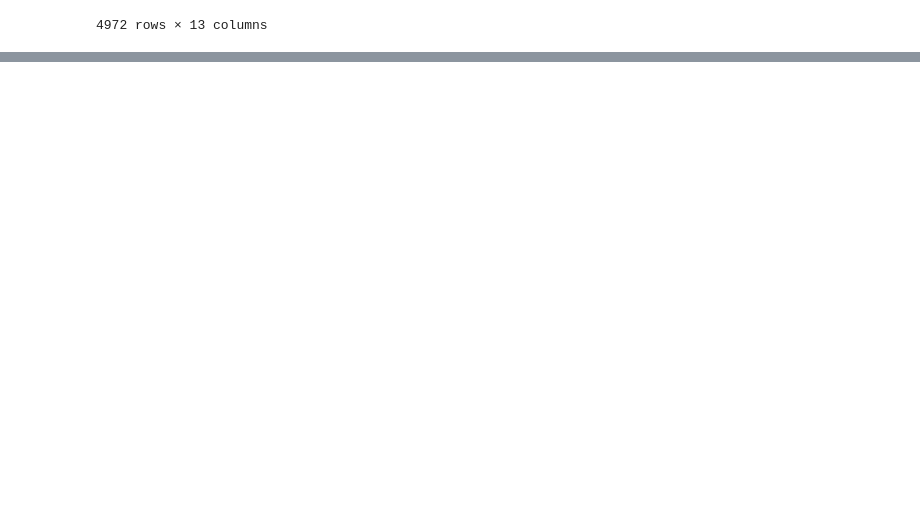
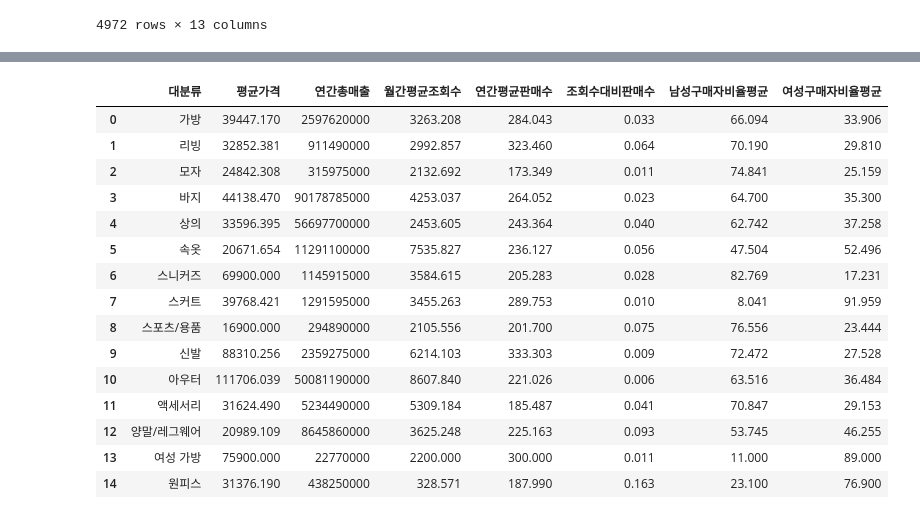
Before and after one commit to proj2-6-1/Musinsa-Standard-Visualization, a Jupyter notebook: data_analytics/Main Category Information.ipynb, the cells around one changed output, grey strips where cells are left out. Saved outputs shown, nothing was run; the diff lists cells and outputs as text; code cells hidden in the pictures; blank space fills up the shorter version.

```diff
--- a/data_analytics/Main Category Information.ipynb
+++ b/data_analytics/Main Category Information.ipynb
@@ -104,13 +113,13 @@ product
 query = """
 SELECT category1 AS 대분류,
        AVG(price) AS 평균가격,
-       SUM(COALESCE(
+       (SUM(COALESCE(
         CASE
-            WHEN sales_1y LIKE '%만 개 이상' THEN CAST(SUBSTR(sales_1y, 1, INSTR(sales_1y, '만') - 1) AS DECIMAL(10, 2)) * 10000
-            WHEN sales_1y LIKE '%천 개 이상' THEN CAST(SUBSTR(sales_1y, 1, INSTR(sales_1y, '천') - 1) AS DECIMAL(10, 2)) * 1000
-            WHEN sales_1y LIKE '%개 이상' THEN CAST(SUBSTR(sales_1y, 1, INSTR(sales_1y, '개') - 1) AS DECIMAL(10, 2))
+            WHEN sales_1y LIKE '%만 개 이상' THEN CAST(REPLACE(SUBSTR(sales_1y, 1, INSTR(sales_1y, '만') - 1), ',', '') AS DECIMAL(10, 2)) * 10000
+            WHEN sales_1y LIKE '%천 개 이상' THEN CAST(REPLACE(SUBSTR(sales_1y, 1, INSTR(sales_1y, '천') - 1), ',', '') AS DECIMAL(10, 2)) * 1000
+            WHEN sales_1y LIKE '%개 이상' THEN CAST(REPLACE(SUBSTR(sales_1y, 1, INSTR(sales_1y, '개') - 1), ',', '') AS DECIMAL(10, 2))
             ELSE NULL
-        END, 0) * price) AS 연간총매출,
+        END, 0) * price) || '') AS 연간총매출,
         AVG(COALESCE(
         CASE
             WHEN view_1m LIKE '%만 회 이상' THEN CAST(SUBSTR(view_1m, 1, INSTR(view_1m, '만') - 1) AS DECIMAL(10, 2)) * 10000
@@ -139,7 +148,7 @@ WHERE category1 IS NOT NULL
 GROUP BY category1;
 """
 main = psql.sqldf(query, locals())
-main['연간총매출'] = main['연간총매출'].apply(lambda x: "{:,.0f}".format(x))
+main['연간총매출'] = main['연간총매출'].apply(lambda x: "{:,.0f}".format(float(x)))
 main
 # %% [output]
 |  | 대분류 | 평균가격 | 연간총매출 | 월간평균조회수 | 연간평균판매수 | 조회수대비판매수 | 남성구매자비율평균 | 여성구매자비율평균 |
@@ -158,5 +167,34 @@ main
 | 12 | 양말/레그웨어 | 20989.108911 | 8,645,860,000 | 3625.247525 | 225.162626 | 0.093063 | 53.744898 | 46.255102 |
 | 13 | 여성 가방 | 75900.000000 | 22,770,000 | 2200.000000 | 300.000000 | 0.011364 | 11.000000 | 89.000000 |
 | 14 | 원피스 | 31376.190476 | 438,250,000 | 328.571429 | 187.990000 | 0.163043 | 23.100000 | 76.900000 |
+# %%
+for col in main.columns[1:]:
+    # 문자열 데이터만 처리
+    if main[col].dtype == 'object':
+        main[col] = pd.to_numeric(main[col].str.replace(',', ''), errors='coerce')
+
+    # 숫자형 데이터를 소수점 셋째자리까지로 변환
+    if main[col].dtype == 'float':
+        main[col] = main[col].round(3)
+
+
+main
+# %% [output]
+|  | 대분류 | 평균가격 | 연간총매출 | 월간평균조회수 | 연간평균판매수 | 조회수대비판매수 | 남성구매자비율평균 | 여성구매자비율평균 |
+| 0 | 가방 | 39447.170 | 2597620000 | 3263.208 | 284.043 | 0.033 | 66.094 | 33.906 |
+| 1 | 리빙 | 32852.381 | 911490000 | 2992.857 | 323.460 | 0.064 | 70.190 | 29.810 |
+| 2 | 모자 | 24842.308 | 315975000 | 2132.692 | 173.349 | 0.011 | 74.841 | 25.159 |
+| 3 | 바지 | 44138.470 | 90178785000 | 4253.037 | 264.052 | 0.023 | 64.700 | 35.300 |
+| 4 | 상의 | 33596.395 | 56697700000 | 2453.605 | 243.364 | 0.040 | 62.742 | 37.258 |
+| 5 | 속옷 | 20671.654 | 11291100000 | 7535.827 | 236.127 | 0.056 | 47.504 | 52.496 |
+| 6 | 스니커즈 | 69900.000 | 1145915000 | 3584.615 | 205.283 | 0.028 | 82.769 | 17.231 |
+| 7 | 스커트 | 39768.421 | 1291595000 | 3455.263 | 289.753 | 0.010 | 8.041 | 91.959 |
+| 8 | 스포츠/용품 | 16900.000 | 294890000 | 2105.556 | 201.700 | 0.075 | 76.556 | 23.444 |
+| 9 | 신발 | 88310.256 | 2359275000 | 6214.103 | 333.303 | 0.009 | 72.472 | 27.528 |
+| 10 | 아우터 | 111706.039 | 50081190000 | 8607.840 | 221.026 | 0.006 | 63.516 | 36.484 |
+| 11 | 액세서리 | 31624.490 | 5234490000 | 5309.184 | 185.487 | 0.041 | 70.847 | 29.153 |
+| 12 | 양말/레그웨어 | 20989.109 | 8645860000 | 3625.248 | 225.163 | 0.093 | 53.745 | 46.255 |
+| 13 | 여성 가방 | 75900.000 | 22770000 | 2200.000 | 300.000 | 0.011 | 11.000 | 89.000 |
+| 14 | 원피스 | 31376.190 | 438250000 | 328.571 | 187.990 | 0.163 | 23.100 | 76.900 |
 # %%
 main.to_csv('Comparative_Information_by_Main_Category.csv', index=False)
```
Also changed, not shown: parts of 2 cells of this notebook, 4 other files.
